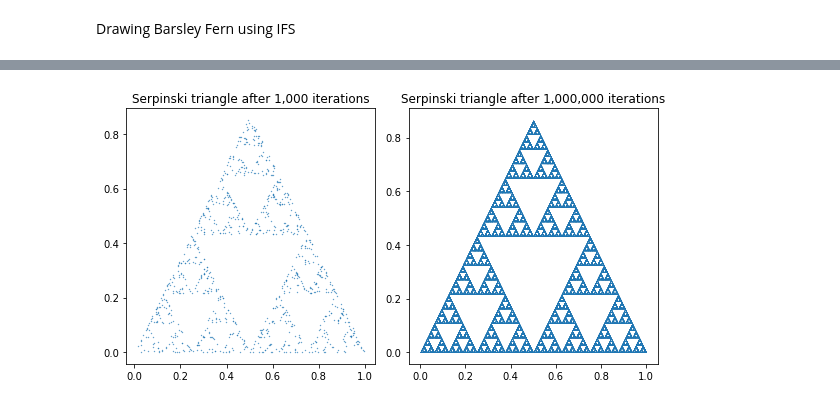
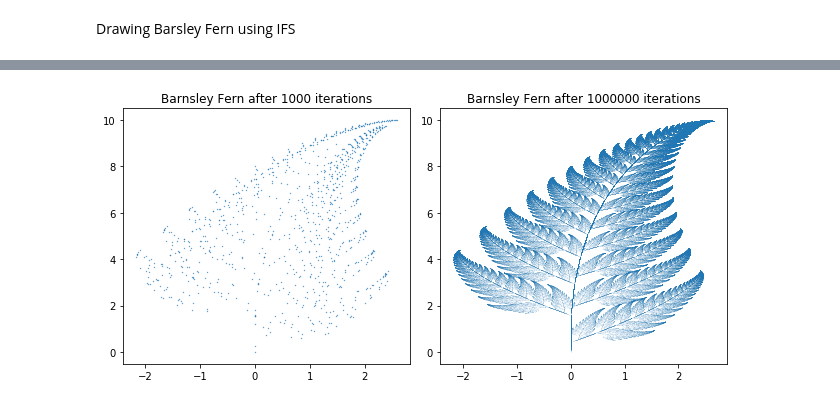
Before and after one commit to DanielPeacock/M2RFractalImageCompression, a Jupyter notebook: IteratedFunctionSystem.ipynb, the cells around one changed output, grey strips where cells are left out. Drawn from its saved outputs; the diff is of its cells as text; code cells hidden in the pictures.

```diff
--- a/IteratedFunctionSystem.ipynb
+++ b/IteratedFunctionSystem.ipynb
@@ -6,5 +4,28 @@ from math import sqrt
 
 # https://qmplus.qmul.ac.uk/pluginfile.php/2665145/mod_resource/content/1/160355141_Habib_Wahab_MTH6138_IFS.pdf
+# %%
+#class for 2d affine transformation
+class AffineTransformation:
+    a: float
+    b: float
+    c: float
+    d: float
+    e: float
+    f: float
+
+    def __init__(self, a, b, c, d, e, f):
+        self.a = a
+        self.b = b
+        self.c = c
+        self.d = d
+        self.e = e
+        self.f = f
+
+    def apply(self, x, y):
+        new_x = self.a * x[-1] + self.b * y[-1] + self.e
+        new_y = self.c * x[-1] + self.d * y[-1] + self.f
+        x.append(new_x)
+        y.append(new_y)
 # %%
 def generate_image(n, fns, probs, startPoint):
 
@@ -71,33 +72,14 @@ plt.show()
-# %%
-# Define transformations
-
-def f_1(point):
-    return np.array([point[0]/2, point[1]/2])
-
-def f_2(point):
-    return np.array([(0.5 + point[0])/2, (sqrt(3/4) + point[1])/2])
-
-def f_3(point):
-    return np.array([(1 + point[0])/2, point[1]/2])
-
-
-fns = [f_1, f_2, f_3]
-probabilities = [1, 1, 1]
-
-x_thousand, y_thousand = generate_image(1000, fns, probabilities, np.array([0, 0]))
-x_mil, y_mil = generate_image(1000000, fns, probabilities, np.array([0, 0]))
-
-plt.subplots(1, 2, figsize=(8, 8))
-
-plt.subplot(2, 2, 1)
-plt.scatter(x_thousand, y_thousand, s=0.1)
-plt.title("Serpinski triangle after 1,000 iterations")
-
-plt.subplot(2, 2, 2)
-plt.scatter(x_mil, y_mil, s=0.0001)
-plt.title("Serpinski triangle after 1,000,000 iterations")
-
-plt.tight_layout()
-plt.show()
-# %% [output]
-[figure, removed]
+# %%
+# Define transformations
+#barnsley fern
+w1 = AffineTransformation(0, 0, 0, 0.16, 0, 0)
+w2 = AffineTransformation(0.85, 0.04, -0.04, 0.85, 0, 1.6)
+w3 = AffineTransformation(0.20, -0.26, 0.23, 0.22, 0, 1.6)
+w4 = AffineTransformation(-0.15, 0.28, 0.26, 0.24, 0, 0.44)
+
+fns = [w1, w2, w3, w4]
+probs = [0.01, 0.85, 0.07, 0.07]
+
+show_thousand_and_mil_iters("Barnsley Fern", fns, probs, (0,0))
+# %% [output]
+[figure, added]
```
Also changed, not shown: parts of 5 cells of this notebook, 1 other file.
